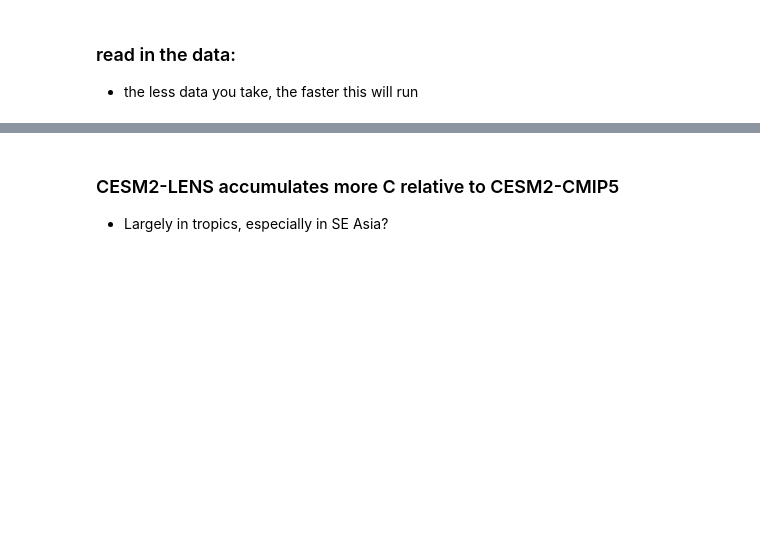
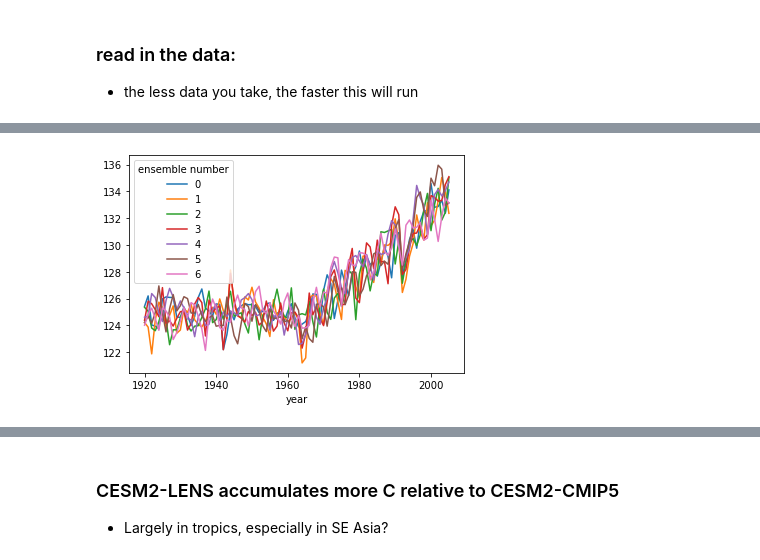
Before and after one commit to wwieder/cesm-lens, a Jupyter notebook: notebooks/lens_NBP.ipynb, the cells around one changed output, grey strips where cells are left out. Saved outputs shown, nothing was run; the diff lists cells and outputs as text; code cells hidden in the pictures; blank space fills up the shorter version.

Commit message:
cleaner plots to look at all fluxes

```diff
--- a/notebooks/lens_NBP.ipynb
+++ b/notebooks/lens_NBP.ipynb
@@ -431,0 +226,14 @@ y = 2005
+# %%
+#Set up datasets to save output
+annCESM1,globCESM1,cumCESM1 = {},{},{}
+annCMIP5,globCMIP5,cumCMIP5 = {},{},{}
+annCESM2,globCESM2,cumCESM2 = {},{},{}
+
+nyearsCESM1  = len(np.unique(dsCESM1['time.year']))
+nyearsCMIP5  = len(np.unique(dsCMIP5['time.year']))
+nyearsCESM2  = len(np.unique(dsCESM2['time.year']))
+
+cf = 24*60*60           # used to convert /s to /d
+dpmCESM1 = month_wts(nyearsCESM1) # days per month
+dpmCMIP5 = month_wts(nyearsCMIP5)
+dpmCESM2 = month_wts(nyearsCESM2)
@@ -431,0 +242,26 @@ y = 2005
+# %%
+%%time
+var = ['NBP','NEP','NEE','LULCCdir','GPP','TOTVEGC']
+for i in range(len(var)):
+    if i < 5: #convert annual
+        # gridded annual flux
+        annCESM1[var[i]] = cf*(dpmCESM1*dsCESM1[var[i]]).groupby('time.year').sum(skipna=True)
+        annCMIP5[var[i]] = cf*(dpmCMIP5*dsCMIP5[var[i]]).groupby('time.year').sum(skipna=True)
+        annCESM2[var[i]] = cf*(dpmCESM2*dsCESM2[var[i]]).groupby('time.year').sum(skipna=True)
+    else:
+        # gridded stock
+        annCESM1[var[i]] = (dpmCESM1/365*dsCESM1[var[i]]).groupby('time.year').sum(skipna=True)
+        annCMIP5[var[i]] = (dpmCMIP5/365*dsCMIP5[var[i]]).groupby('time.year').sum(skipna=True)
+        annCESM2[var[i]] = (dpmCESM2/365*dsCESM2[var[i]]).groupby('time.year').sum(skipna=True)
+
+    # Global sum
+    globCESM1[var[i]]= (annCESM1[var[i]]*dsCESM1['area']*dsCESM1['landfrac']).sum(dim=['lat','lon'],skipna=True) * 1e-9 #PgC
+    globCMIP5[var[i]]= (annCMIP5[var[i]]*dsCMIP5['area']*dsCMIP5['landfrac']).sum(dim=['lat','lon'],skipna=True) * 1e-9 #PgC
+    globCESM2[var[i]]= (annCESM2[var[i]]*dsCESM2['area']*dsCESM2['landfrac']).sum(dim=['lat','lon'],skipna=True) * 1e-9 #PgC
+
+    # Cumulative annual flux over time
+    if i < 4:
+        # force calculations to be done
+        cumCESM1[var[i]] = globCESM1[var[i]].cumsum(dim='year').load()
+        cumCMIP5[var[i]] = globCMIP5[var[i]].cumsum(dim='year').load()
+        cumCESM2[var[i]] = globCESM2[var[i]].cumsum(dim='year').load()
@@ -431,0 +271,5 @@ y = 2005
+# %%
+# quick look to see that fluxese are sensible
+globCESM1['GPP'].plot.line(x='year');
+# %% [output]
+[figure, added]
```
Also changed, not shown: parts of 39 cells of this notebook.
